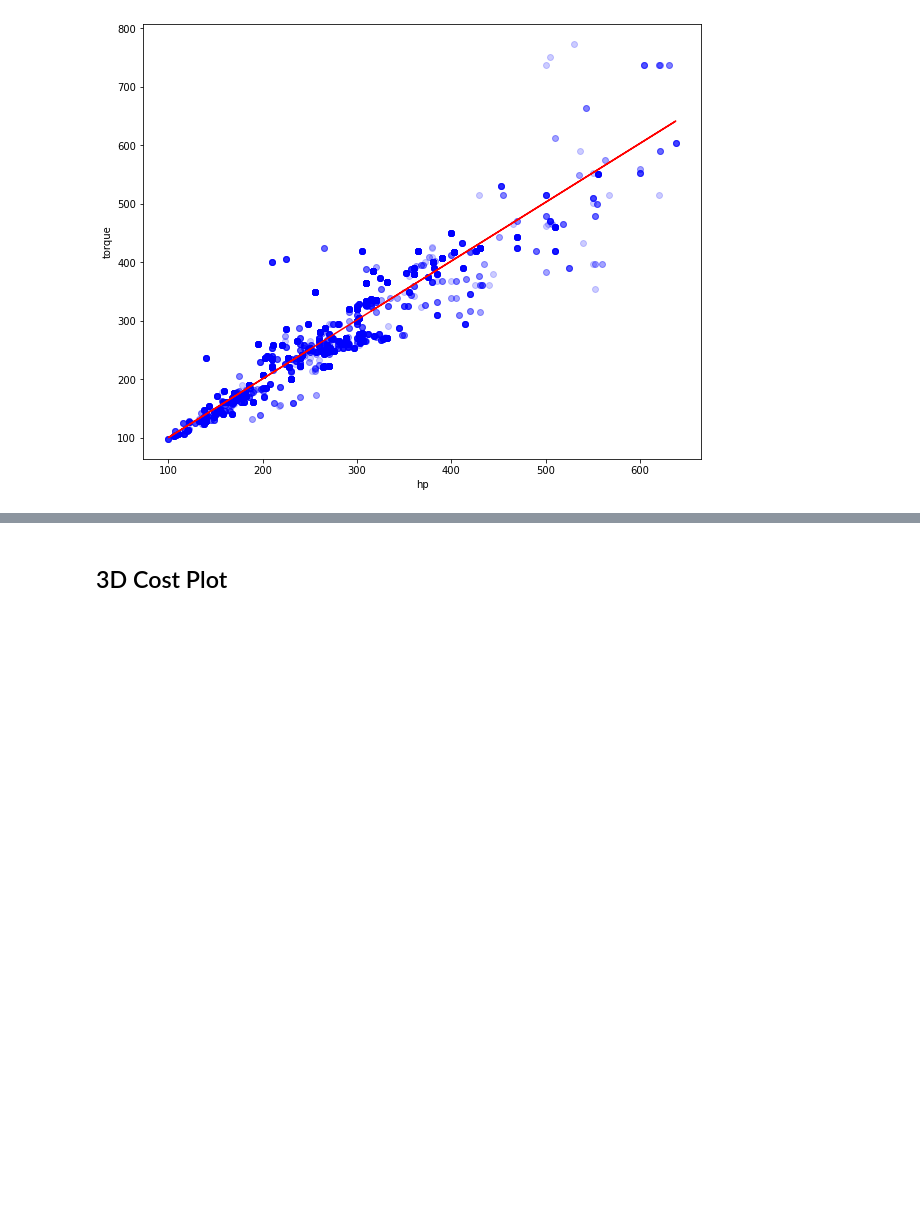
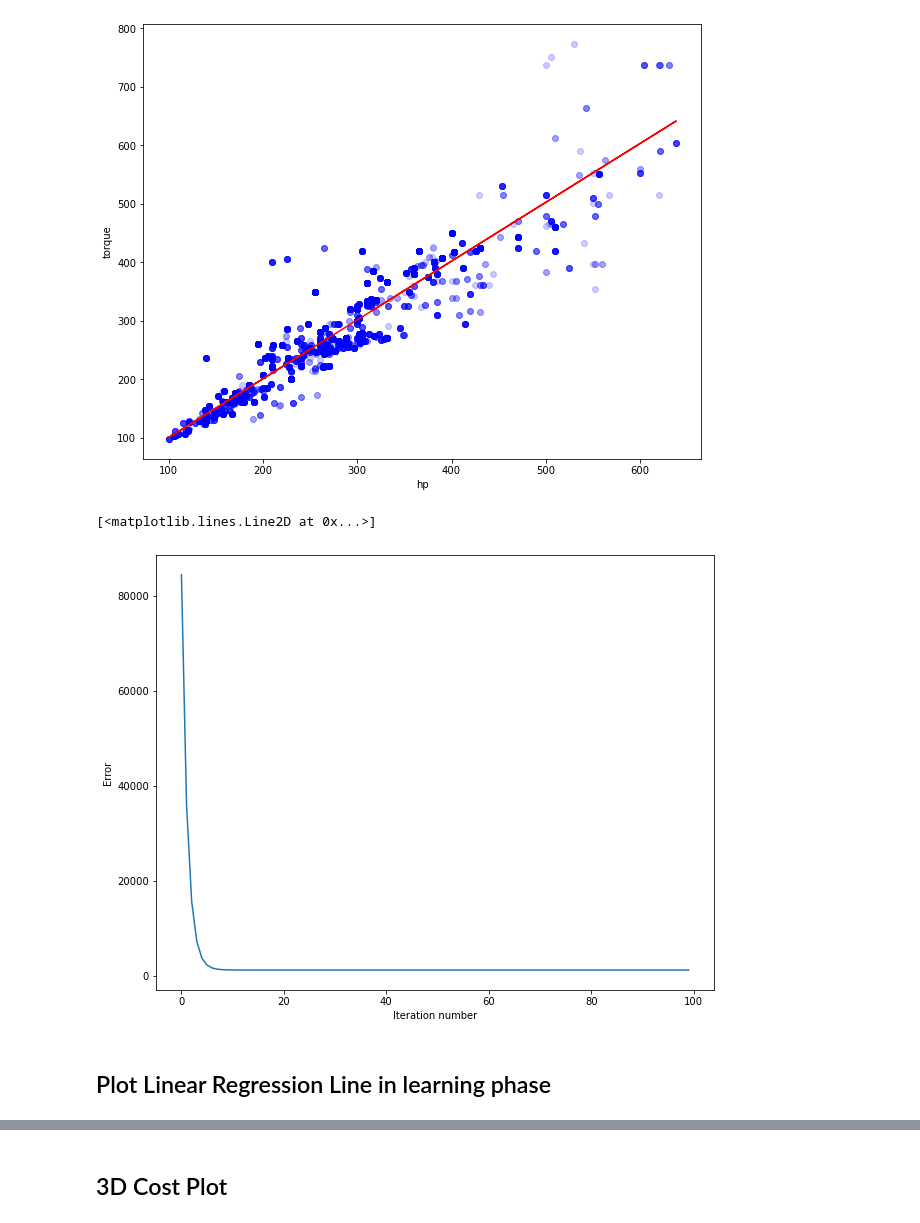
Before and after one commit to ituacm/ITU-ACM-20-21-Spring-Machine-Learning, a Jupyter notebook: Week 2/linear_regression.ipynb, the cells around one changed output, grey strips where cells are left out. Cells and saved outputs as stored; diff of their text form; code cells hidden in the pictures; blank space fills up the shorter version.

Commit message:
linear regression codes updated

```diff
--- a/Week 2/linear_regression.ipynb
+++ b/Week 2/linear_regression.ipynb
@@ -65,3 +103,6 @@ $$
+# %%
+# fit
+lr = LinearRegression(lr=0.00001, max_iter=100).fit(X, y)
 # %%
 # plot the fitted line
 preds = lr.predict(X)
@@ -78,0 +118,13 @@ plt.plot(X, preds, color="red")
+# %%
+# plot costs
+costs = lr.costs
+
+plt.figure(figsize=(10, 8))
+plt.xlabel("Iteration number")
+plt.ylabel("Error")
+plt.plot(range(len(costs)), costs)
+# %% [output]
+[<matplotlib.lines.Line2D at 0x...>]
+[figure, added]
+# %% [markdown]
+## Plot Linear Regression Line in learning phase
```
Also changed, not shown: parts of 17 cells of this notebook.
